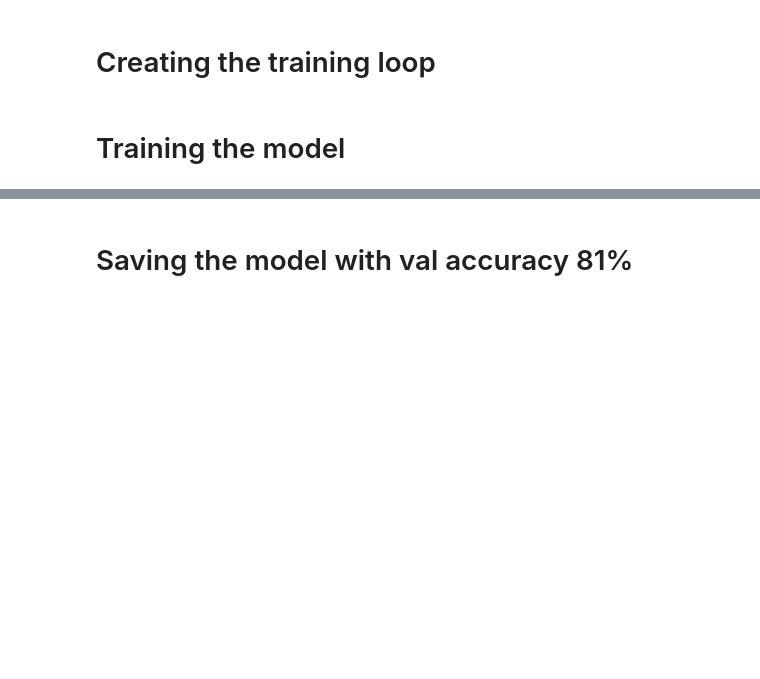
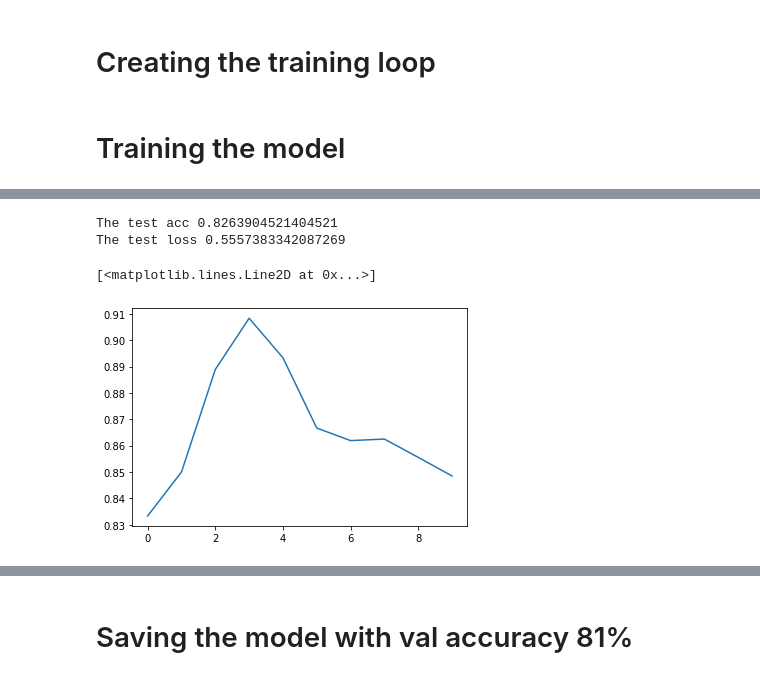
Before and after one commit to shomerthesec/NMA_Deep_Learning, a Jupyter notebook: Project/Music_Genre_Classifier.ipynb, the cells around one changed output, grey strips where cells are left out. Drawn from its saved outputs; the diff is of its cells as text; code cells hidden in the pictures; blank space fills up the shorter version.

```diff
--- a/Project/Music_Genre_Classifier.ipynb
+++ b/Project/Music_Genre_Classifier.ipynb
@@ -268,0 +277,32 @@ The Train loss= 0.10188215970993042
+# %%
+criterion =  nn.CrossEntropyLoss()
+running_loss=0
+total=0
+correct=0
+test_loss=[]
+test_acc=[]
+for data, target in test_loader:
+        # getting the validation set
+        data, target = data.to(device, dtype=torch.float), target.to(device)
+        optimizer.zero_grad()
+        output = net(data)
+        loss = criterion(output, target)
+        running_loss += loss.item()
+        # get accuracy
+        _, predicted = torch.max(output, 1)
+        total += target.size(0)
+        correct += (predicted == target).sum().item()
+
+        test_loss.append(running_loss/len(test_loader))
+        test_acc.append(correct/total)
+
+print(f'The test acc {np.mean(test_acc)}')
+print(f'The test loss {np.mean(test_loss)}')
+# %% [output]
+The test acc 0.8263904521404521
+The test loss 0.5557383342087269
+# %%
+plt.plot(test_acc)
+# %% [output]
+[<matplotlib.lines.Line2D at 0x...>]
+[figure, added]
```
Also changed, not shown: parts of 12 cells of this notebook.
